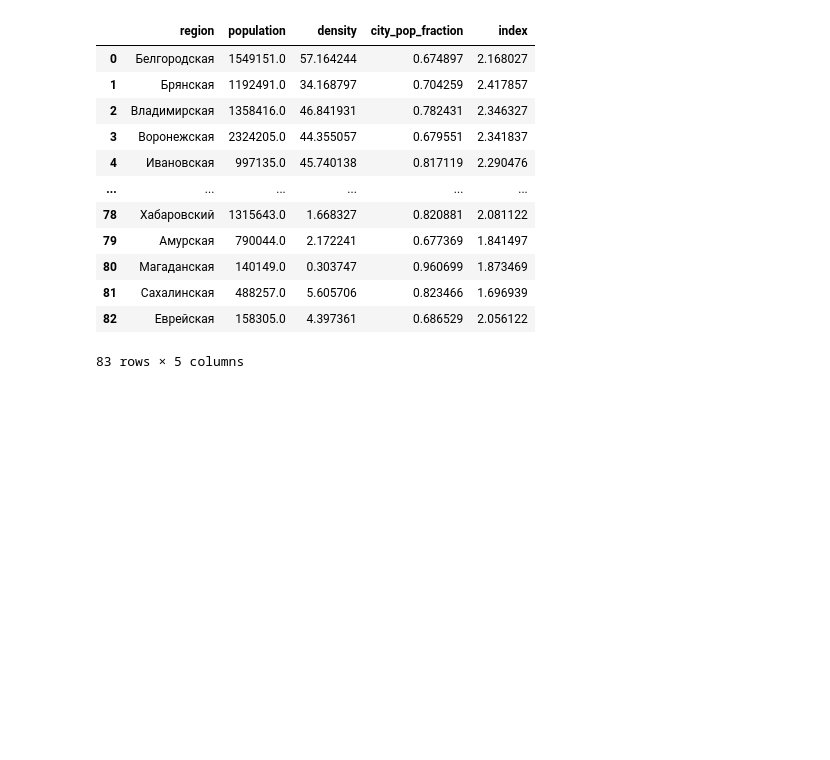
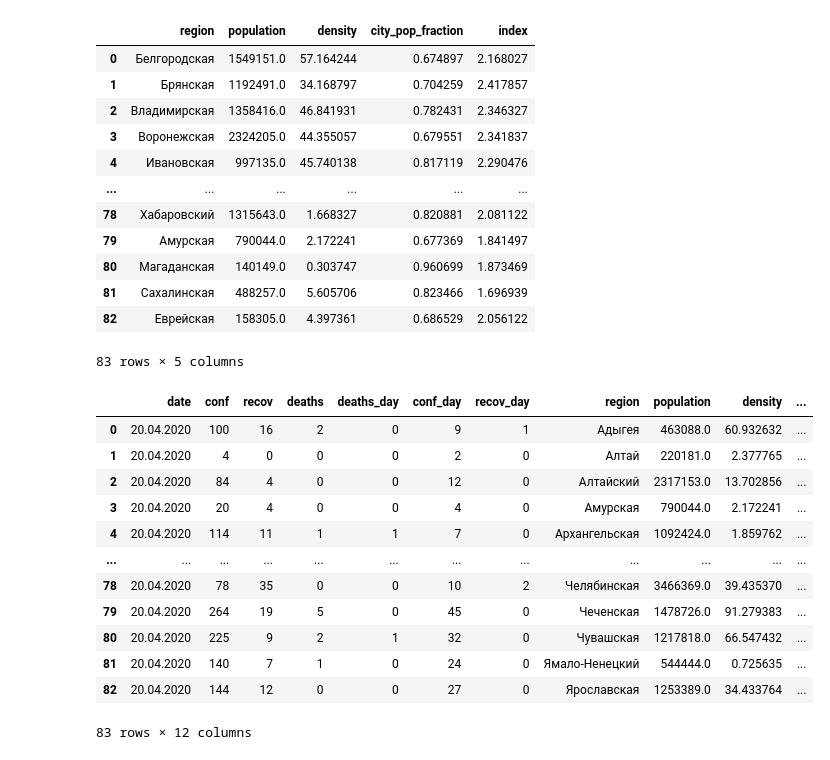
Before and after one commit to Sunamur/GraphEpidemiology, a Jupyter notebook: regions_and_cities/regions_and_cities.ipynb, the cells around one changed output. Drawn from its saved outputs; the diff is of its cells as text; code cells hidden in the pictures; blank space fills up the shorter version.

```diff
--- a/regions_and_cities/regions_and_cities.ipynb
+++ b/regions_and_cities/regions_and_cities.ipynb
@@ -308,3 +308,21 @@ popul_density_w_ind
 83 rows × 5 columns
 # %%
 popul_density_w_ind.to_csv('./popul_density_w_ind.csv')
+# %%
+popul_density_w_ind_covid = df_covid[df_covid.date == '20.04.2020'].merge(popul_density_w_ind, left_on='reg', right_on='region')
+popul_density_w_ind_covid.drop('reg', axis=1, inplace=True)
+popul_density_w_ind_covid
+# %% [output]
+|  | date | conf | recov | deaths | deaths_day | conf_day | recov_day | region | population | density | ... |
+| 0 | 20.04.2020 | 100 | 16 | 2 | 0 | 9 | 1 | Адыгея | 463088.0 | 60.932632 | ... |
+| 1 | 20.04.2020 | 4 | 0 | 0 | 0 | 2 | 0 | Алтай | 220181.0 | 2.377765 | ... |
+| 2 | 20.04.2020 | 84 | 4 | 0 | 0 | 12 | 0 | Алтайский | 2317153.0 | 13.702856 | ... |
+| 3 | 20.04.2020 | 20 | 4 | 0 | 0 | 4 | 0 | Амурская | 790044.0 | 2.172241 | ... |
+| 4 | 20.04.2020 | 114 | 11 | 1 | 1 | 7 | 0 | Архангельская | 1092424.0 | 1.859762 | ... |
+| ... | ... | ... | ... | ... | ... | ... | ... | ... | ... | ... | ... |
+| 78 | 20.04.2020 | 78 | 35 | 0 | 0 | 10 | 2 | Челябинская | 3466369.0 | 39.435370 | ... |
+| 79 | 20.04.2020 | 264 | 19 | 5 | 0 | 45 | 0 | Чеченская | 1478726.0 | 91.279383 | ... |
+| 80 | 20.04.2020 | 225 | 9 | 2 | 1 | 32 | 0 | Чувашская | 1217818.0 | 66.547432 | ... |
+| 81 | 20.04.2020 | 140 | 7 | 1 | 0 | 24 | 0 | Ямало-Ненецкий | 544444.0 | 0.725635 | ... |
+| 82 | 20.04.2020 | 144 | 12 | 0 | 0 | 27 | 0 | Ярославская | 1253389.0 | 34.433764 | ... |
+83 rows × 12 columns
```
Also changed, not shown: parts of 1 cell of this notebook, 1 other file.
